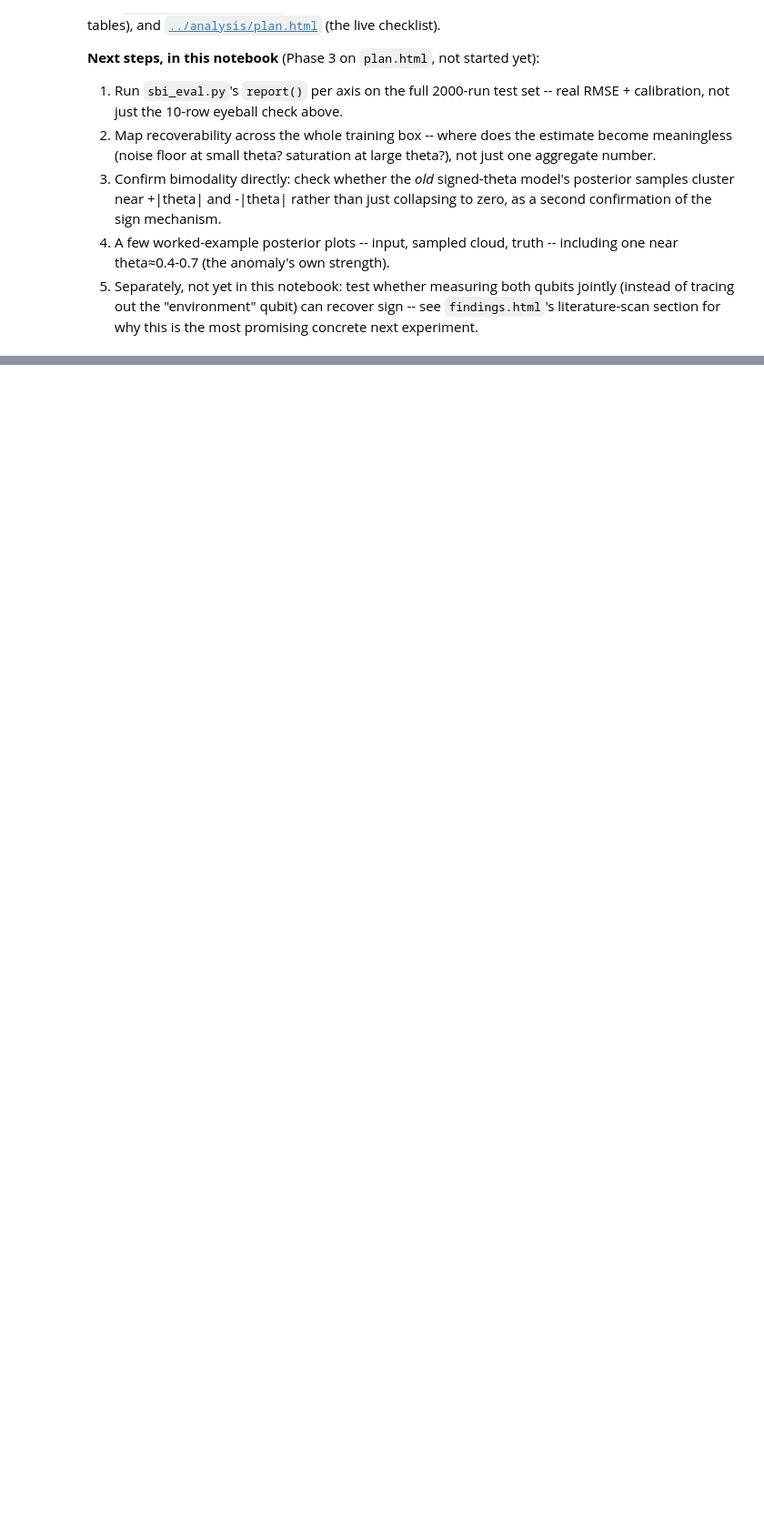
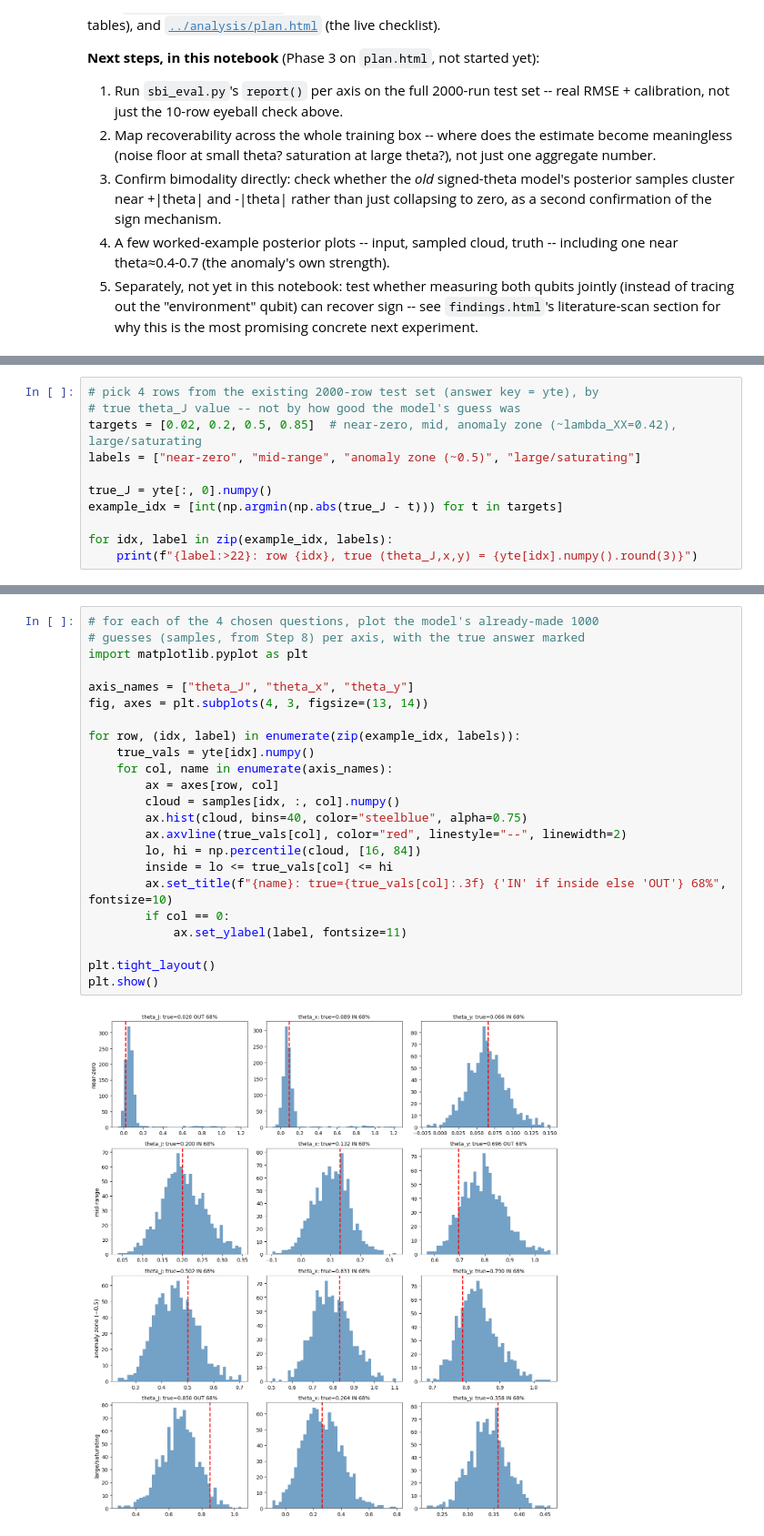
Before and after one commit to imelenwe/randomized-benchmarking, a Jupyter notebook: MultiDimDiffusionCB/code/joint_sbi_experiments.ipynb, the cells around one changed output, grey strips where cells are left out. Shown at 91% size. Saved outputs shown, nothing was run; the diff lists cells and outputs as text; blank space fills up the shorter version.

```diff
--- a/MultiDimDiffusionCB/code/joint_sbi_experiments.ipynb
+++ b/MultiDimDiffusionCB/code/joint_sbi_experiments.ipynb
@@ -383,0 +474,11 @@ were chosen, plus the sign-problem data tables), and
+# %%
+# pick 4 rows from the existing 2000-row test set (answer key = yte), by
+# true theta_J value -- not by how good the model's guess was
+targets = [0.02, 0.2, 0.5, 0.85]  # near-zero, mid, anomaly zone (~lambda_XX=0.42), large/saturating
+labels = ["near-zero", "mid-range", "anomaly zone (~0.5)", "large/saturating"]
+
+true_J = yte[:, 0].numpy()
+example_idx = [int(np.argmin(np.abs(true_J - t))) for t in targets]
+
+for idx, label in zip(example_idx, labels):
+    print(f"{label:>22}: row {idx}, true (theta_J,x,y) = {yte[idx].numpy().round(3)}")
@@ -383,0 +490,25 @@ were chosen, plus the sign-problem data tables), and
+# %%
+# for each of the 4 chosen questions, plot the model's already-made 1000
+# guesses (samples, from Step 8) per axis, with the true answer marked
+import matplotlib.pyplot as plt
+
+axis_names = ["theta_J", "theta_x", "theta_y"]
+fig, axes = plt.subplots(4, 3, figsize=(13, 14))
+
+for row, (idx, label) in enumerate(zip(example_idx, labels)):
+    true_vals = yte[idx].numpy()
+    for col, name in enumerate(axis_names):
+        ax = axes[row, col]
+        cloud = samples[idx, :, col].numpy()
+        ax.hist(cloud, bins=40, color="steelblue", alpha=0.75)
+        ax.axvline(true_vals[col], color="red", linestyle="--", linewidth=2)
+        lo, hi = np.percentile(cloud, [16, 84])
+        inside = lo <= true_vals[col] <= hi
+        ax.set_title(f"{name}: true={true_vals[col]:.3f} {'IN' if inside else 'OUT'} 68%", fontsize=10)
+        if col == 0:
+            ax.set_ylabel(label, fontsize=11)
+
+plt.tight_layout()
+plt.show()
+# %% [output]
+[figure, added]
```
Also changed, not shown: parts of 6 cells of this notebook, 2 other files.
